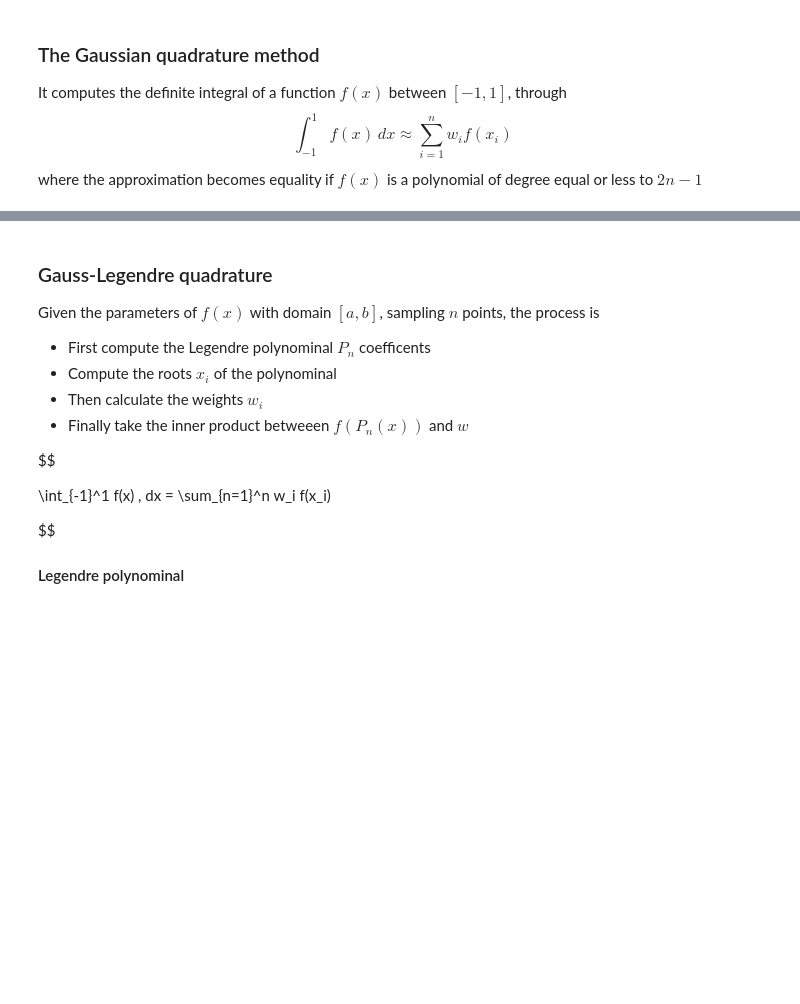
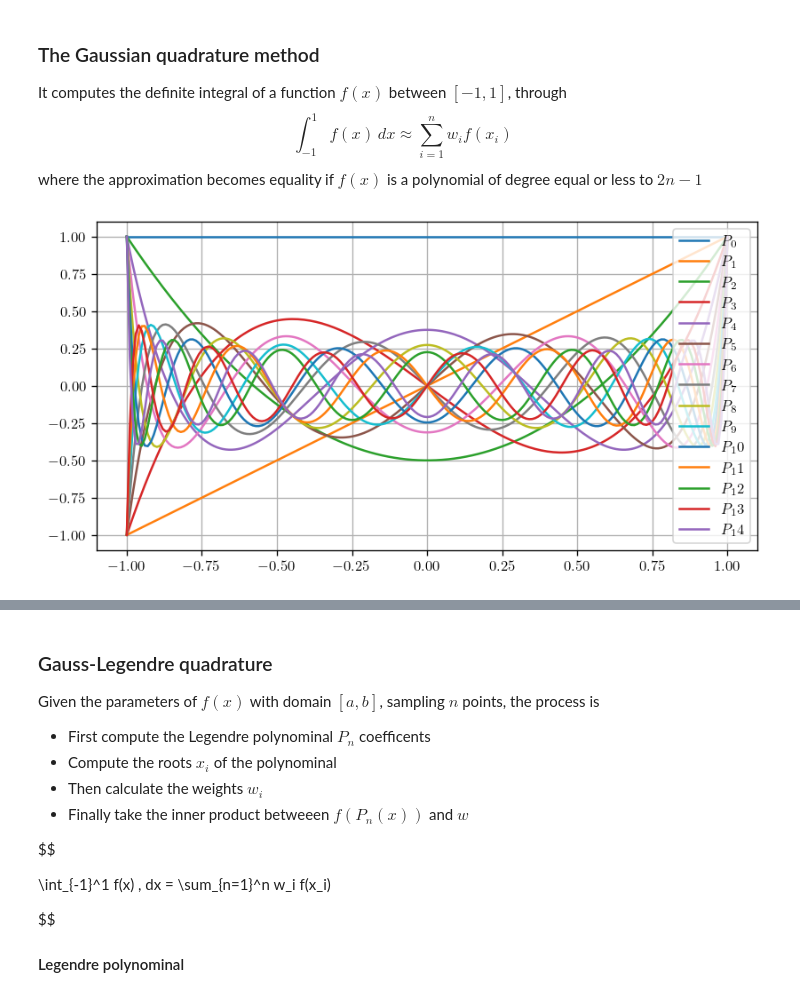
Before and after one commit to Troppydash/QuarterDerivative, a Jupyter notebook: theory/gquad.ipynb, the cells around one changed output, grey strips where cells are left out. Drawn from its saved outputs; the diff is of its cells as text; code cells hidden in the pictures; blank space fills up the shorter version.

```diff
--- a/theory/gquad.ipynb
+++ b/theory/gquad.ipynb
@@ -134,34 +134,36 @@ def legendre_polynominals(n: int) -> Poly:
 
 
 
 
 def graph_legendre():
     fig, ax = plt.subplots(figsize=(8, 4), dpi=120)
 
     xs = np.arange(-1, 1.01, 0.01)
 
-    N = 10
+    N = 15
     for n in range(N):
         poly = legendre_polynominals(n)
 
         ys = []
         for x in xs:
             ys.append(polyeval(poly, x))
 
         ax.plot(xs, ys, label=f"$P_{n}$")
 
 
     ax.grid()
     ax.legend()
     # plt.legends()
     # fig.show()
 
 
 graph_legendre()
 
 
 
 # legendre_polynominals(2)
+# %% [output]
+[figure, added]
 # %%
 from fractions import Fraction
 from IPython.display import display, Math
```
Also changed, not shown: parts of 4 cells of this notebook, 1 other file.
